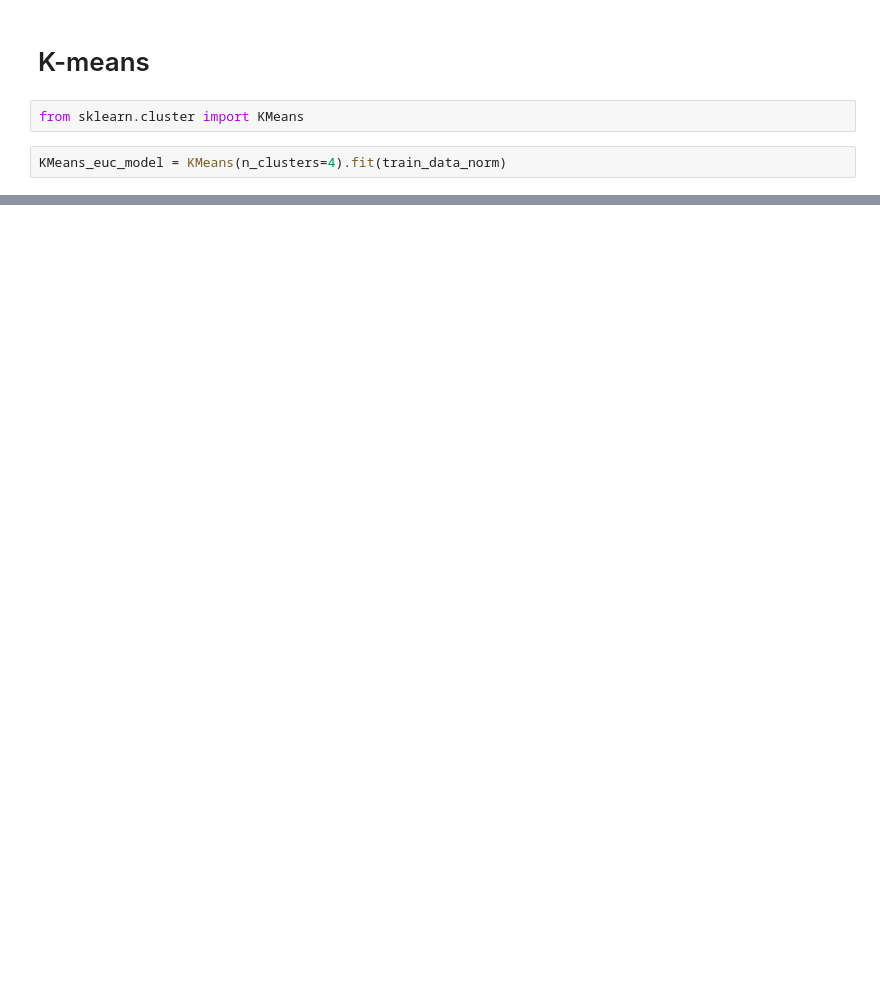
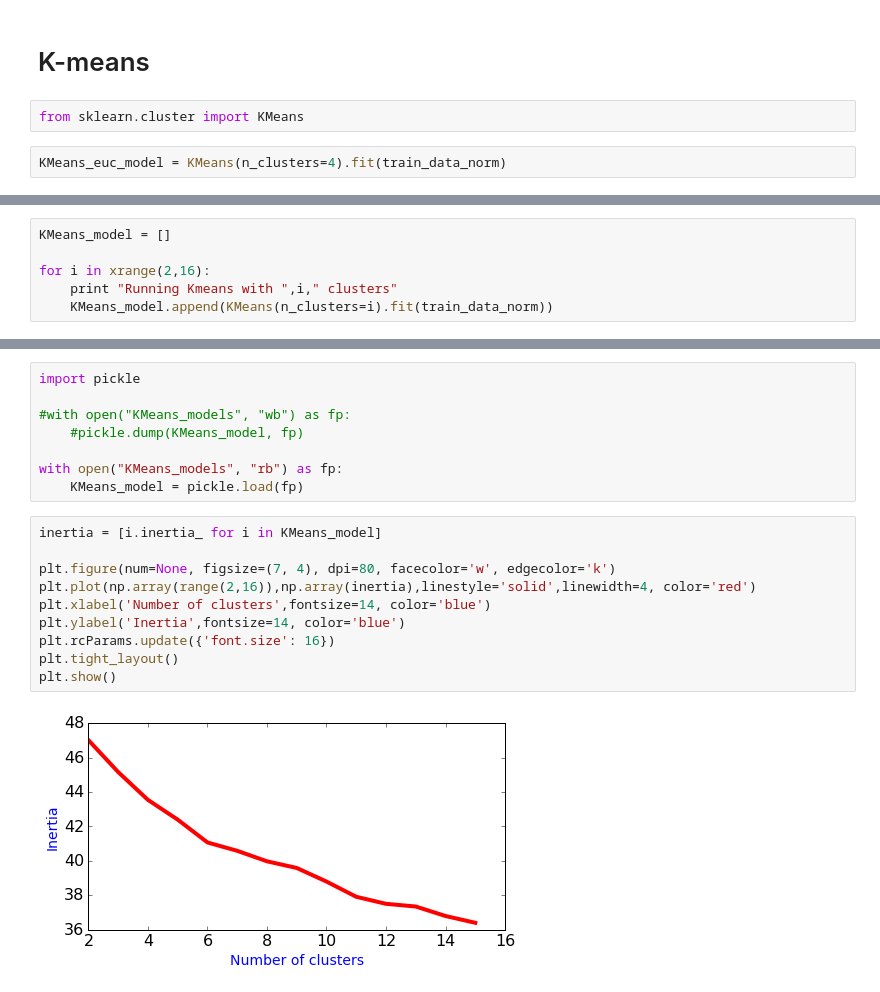
Before and after one commit to nitrek/tensorflow_Data, a Jupyter notebook: Document_classifciation_scikit.ipynb, the cells around one changed output, grey strips where cells are left out. Drawn from its saved outputs; the diff is of its cells as text; blank space fills up the shorter version.

```diff
--- a/Document_classifciation_scikit.ipynb
+++ b/Document_classifciation_scikit.ipynb
@@ -180,0 +199,6 @@ array([2425,  431,  300,  520])
+# %%
+KMeans_model = []
+
+for i in xrange(2,16):
+    print "Running Kmeans with ",i," clusters"
+    KMeans_model.append(KMeans(n_clusters=i).fit(train_data_norm))
@@ -180,0 +220,20 @@ array([2425,  431,  300,  520])
+# %%
+import pickle
+
+#with open("KMeans_models", "wb") as fp:
+    #pickle.dump(KMeans_model, fp)
+
+with open("KMeans_models", "rb") as fp:
+    KMeans_model = pickle.load(fp)
+# %%
+inertia = [i.inertia_ for i in KMeans_model]
+
+plt.figure(num=None, figsize=(7, 4), dpi=80, facecolor='w', edgecolor='k')
+plt.plot(np.array(range(2,16)),np.array(inertia),linestyle='solid',linewidth=4, color='red')
+plt.xlabel('Number of clusters',fontsize=14, color='blue')
+plt.ylabel('Inertia',fontsize=14, color='blue')
+plt.rcParams.update({'font.size': 16})
+plt.tight_layout()
+plt.show()
+# %% [output]
+[figure, added]
```
Also changed, not shown: parts of 24 cells of this notebook, 1 other file.
